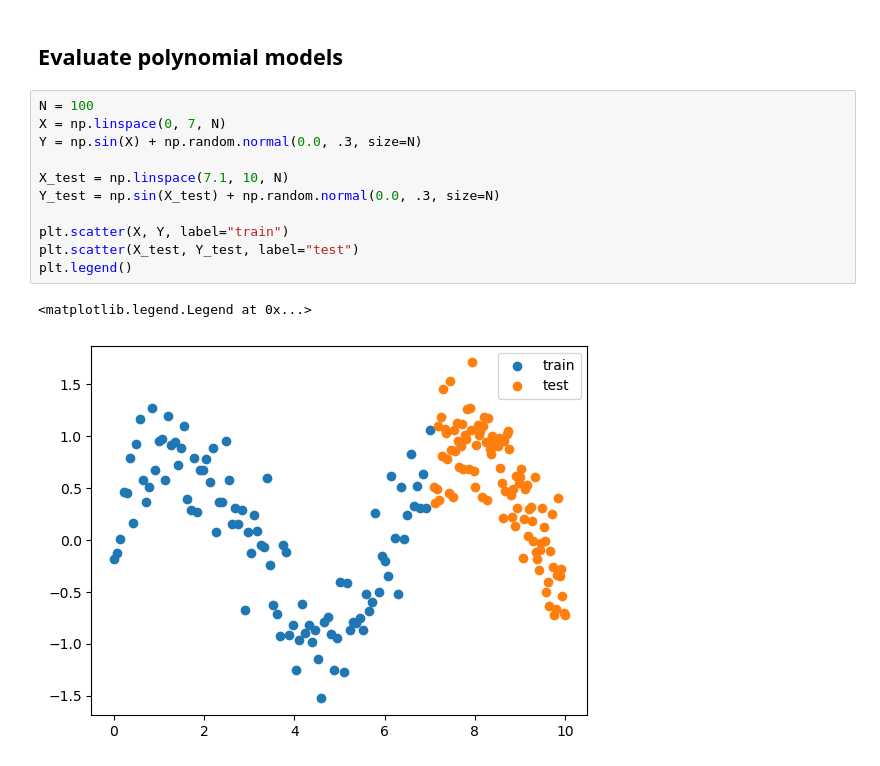
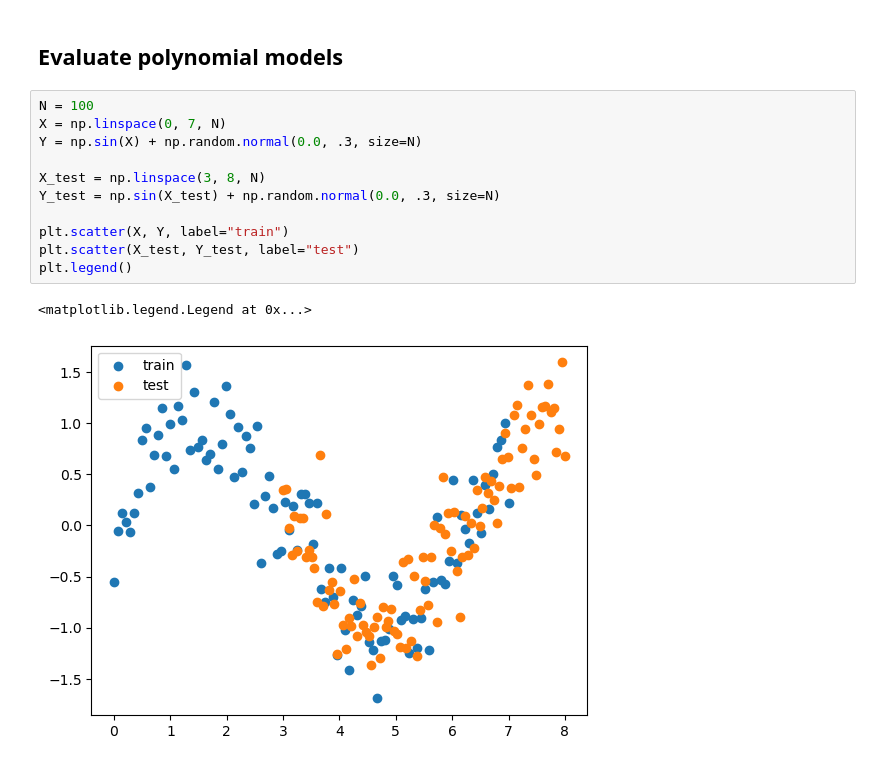
Before and after one commit to Janko-dev/ml_notebooks, a Jupyter notebook: notebooks/simple_regression.ipynb, the cells around one changed output. Drawn from its saved outputs; the diff is of its cells as text.

```diff
--- a/notebooks/simple_regression.ipynb
+++ b/notebooks/simple_regression.ipynb
@@ -59,17 +59,17 @@ plt.legend()
 # %%
 N = 100
 X = np.linspace(0, 7, N)
 Y = np.sin(X) + np.random.normal(0.0, .3, size=N)
 
-X_test = np.linspace(7.1, 10, N)
+X_test = np.linspace(3, 8, N)
 Y_test = np.sin(X_test) + np.random.normal(0.0, .3, size=N)
 
 plt.scatter(X, Y, label="train")
 plt.scatter(X_test, Y_test, label="test")
 plt.legend()
 # %% [output]
 <matplotlib.legend.Legend at 0x...>
-[figure, old version]
+[figure, new version]
 # %%
 
 sample_size = 20
```
Also changed, not shown: parts of 3 cells of this notebook, 6 other files.
